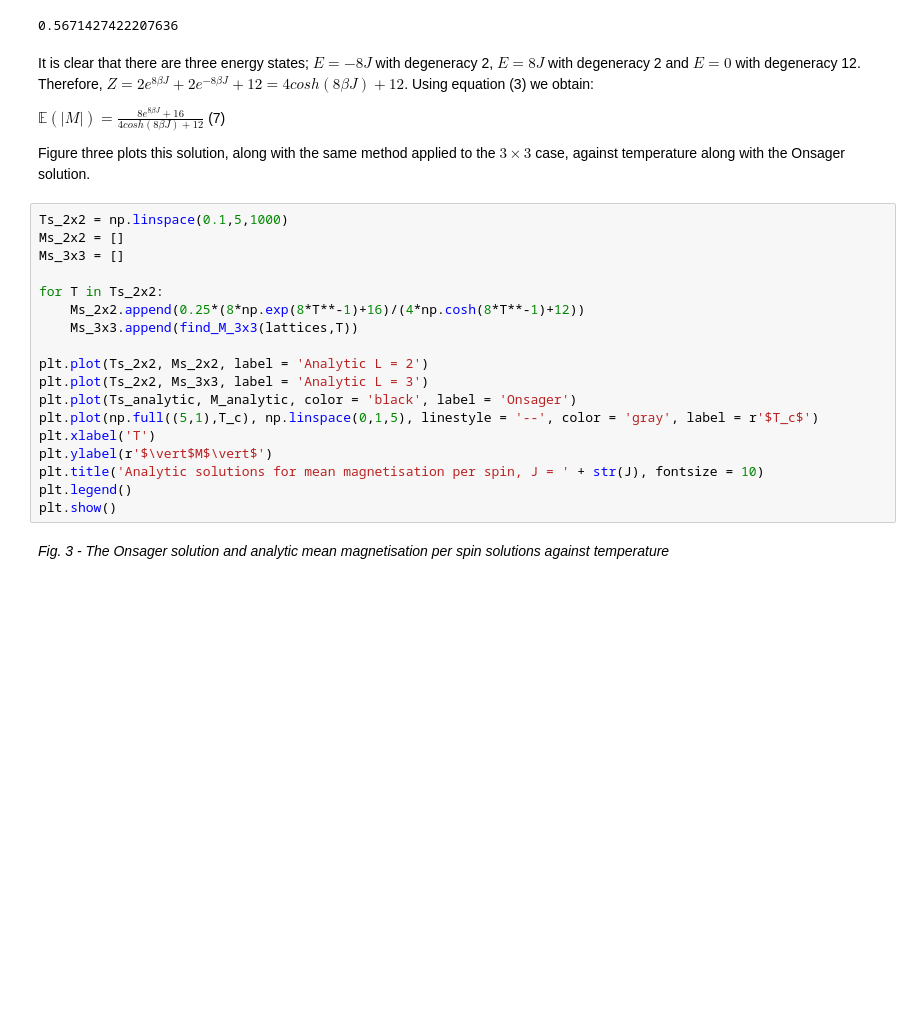
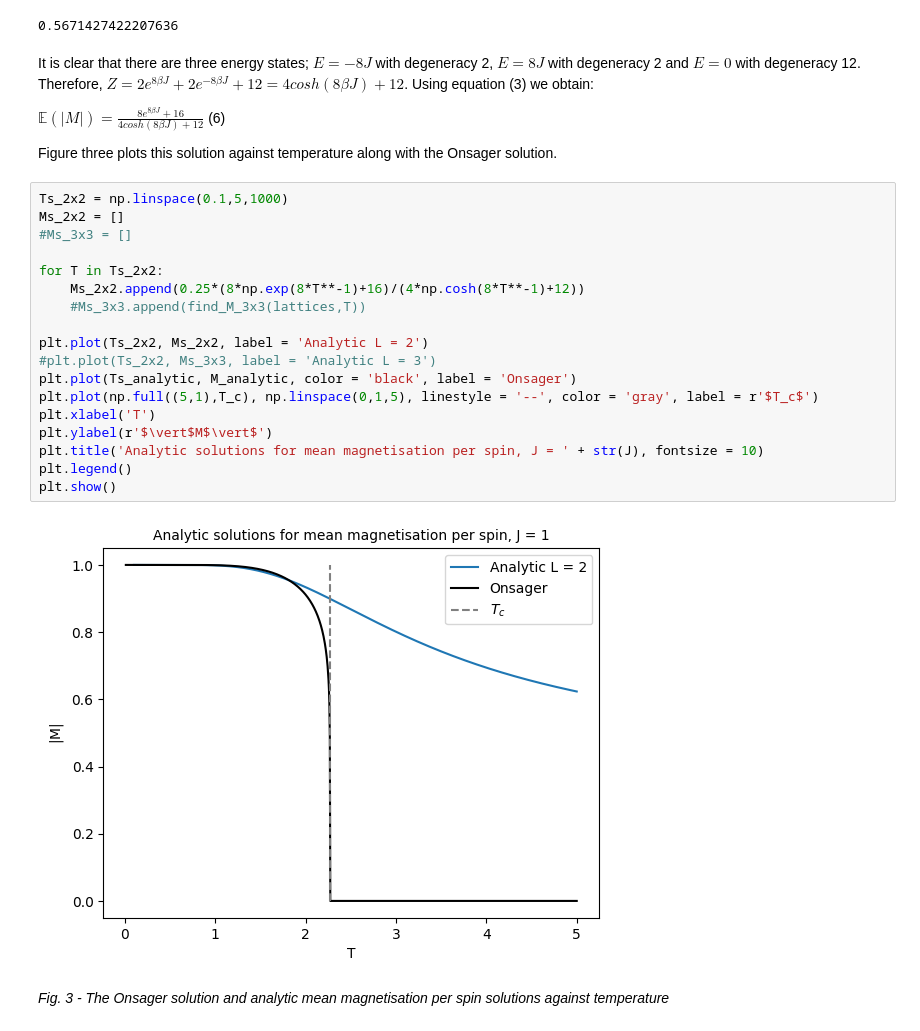
Before and after one commit to Part-II-Computational-Physics/cluster-algorithms-for-monte-carlo-jbd29, a Jupyter notebook: Report_final.ipynb, the cells around one changed output. Drawn from its saved outputs; the diff is of its cells as text; blank space fills up the shorter version.

```diff
--- a/Report_final.ipynb
+++ b/Report_final.ipynb
@@ -166,27 +166,29 @@ find_M_3x3(lattices, 10)
 # %% [markdown]
 It is clear that there are three energy states; $E = -8J$ with degeneracy 2, $E = 8J$ with degeneracy 2 and $E = 0$ with degeneracy 12. Therefore, $Z = 2 e^{8\beta J} + 2 e^{-8 \beta J} + 12 = 4cosh(8 \beta J) + 12$. Using equation (3) we obtain:
 
-$\mathbb{E}(\vert M \vert) = \frac{8 e^{8 \beta J} + 16}{4cosh(8 \beta J) + 12}$ (7)
+$\mathbb{E}(\vert M \vert) = \frac{8 e^{8 \beta J} + 16}{4cosh(8 \beta J) + 12}$ (6)
 
-Figure three plots this solution, along with the same method applied to the $3 \times 3$ case, against temperature along with the Onsager solution.
+Figure three plots this solution against temperature along with the Onsager solution.
 # %%
 Ts_2x2 = np.linspace(0.1,5,1000)
 Ms_2x2 = []
-Ms_3x3 = []
+#Ms_3x3 = []
 
 for T in Ts_2x2:
     Ms_2x2.append(0.25*(8*np.exp(8*T**-1)+16)/(4*np.cosh(8*T**-1)+12))
-    Ms_3x3.append(find_M_3x3(lattices,T))
+    #Ms_3x3.append(find_M_3x3(lattices,T))
 
 plt.plot(Ts_2x2, Ms_2x2, label = 'Analytic L = 2')
-plt.plot(Ts_2x2, Ms_3x3, label = 'Analytic L = 3')
+#plt.plot(Ts_2x2, Ms_3x3, label = 'Analytic L = 3')
 plt.plot(Ts_analytic, M_analytic, color = 'black', label = 'Onsager')
 plt.plot(np.full((5,1),T_c), np.linspace(0,1,5), linestyle = '--', color = 'gray', label = r'$T_c$')
 plt.xlabel('T')
 plt.ylabel(r'$\vert$M$\vert$')
 plt.title('Analytic solutions for mean magnetisation per spin, J = ' + str(J), fontsize = 10)
 plt.legend()
 plt.show()
+# %% [output]
+[figure, added]
 # %% [markdown]
 *Fig. 3 - The Onsager solution and analytic mean magnetisation per spin solutions against temperature*
 # %% [markdown]
```
Also changed, not shown: parts of 1 cell of this notebook, 1 other file.
